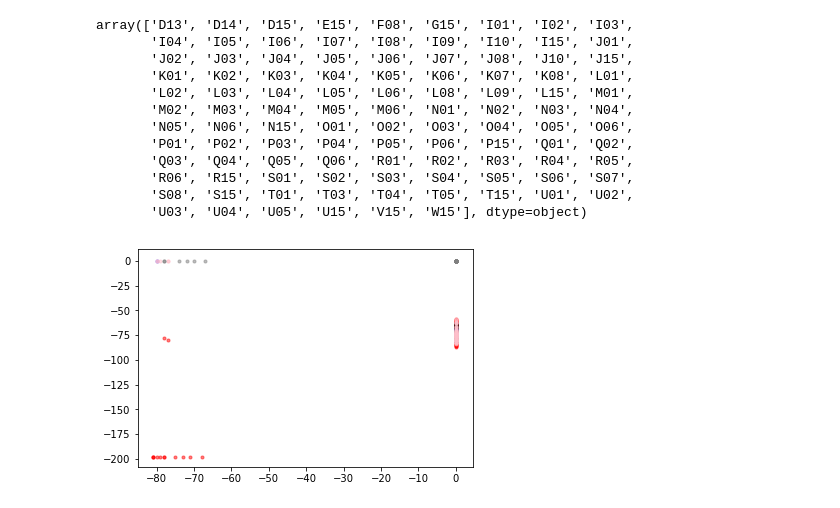
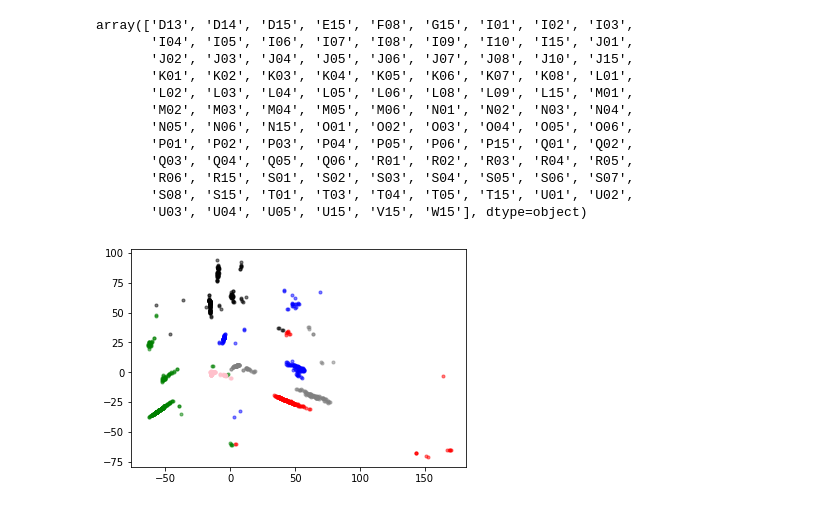
Before and after one commit to shobhitagrawal24/MasterThesis, a Jupyter notebook: Analysis/BLE_RSSI_dataset/EDA.ipynb, the cells around one changed output. Drawn from its saved outputs; the diff is of its cells as text; code cells hidden in the pictures.

```diff
--- a/Analysis/BLE_RSSI_dataset/EDA.ipynb
+++ b/Analysis/BLE_RSSI_dataset/EDA.ipynb
@@ -43,4 +44,8 @@ data.head()
 #scaler = StandardScaler()
 #data = scaler.fit_transform(data)
 #scaler.mean_
-data=np.array(data)
+pca = PCA(n_components=3)
+sample=pca.fit_transform(data)
+pca.explained_variance_ratio_
+#sample
+#data=np.array(data)
@@ -47,15 +54,17 @@ data=np.array(data)
 # %%
 distortion_euclidean=[]
 slope=[]
-K = range(1,20)
+change=[]
+K = range(1,120)
 for k in K :
     kmeansModel = KMeans(n_clusters=k)
-    kmeansModel.fit_predict(data)
+    kmeansModel.fit_predict(sample)
     #Calculate pairwise distance between centers and each sample and then finding minnimum of that
-    distortion_euclidean.append(sum(np.min(cdist(data,kmeansModel.cluster_centers_,'euclidean'),axis=1)))
+    distortion_euclidean.append(sum(np.min(cdist(sample,kmeansModel.cluster_centers_,'euclidean'),axis=1)))
     #Calculate slope of each line
     if k>1:
         s= (distortion_euclidean[-1]-distortion_euclidean[-2])
+        change.append([s])
         slope.append([k,s])
 # %%
 plt.plot(K,distortion_euclidean,'bx-')
@@ -119,12 +183,12 @@ kmeansModel_new = KMeans(n_clusters=6)
 labels=kmeansModel_new.fit_predict(data)
 # %%
 area = np.pi*3
-plt.scatter(data[labels==0,0],data[labels==0,1],s=area,c='red',alpha=0.5)
-plt.scatter(data[labels==1,0],data[labels==1,1],s=area,c='green',alpha=0.5)
-plt.scatter(data[labels==2,0],data[labels==2,1],s=area,c='black',alpha=0.5)
-plt.scatter(data[labels==3,0],data[labels==3,1],s=area,c='blue',alpha=0.5)
-plt.scatter(data[labels==4,0],data[labels==4,1],s=area,c='pink',alpha=0.5)
-plt.scatter(data[labels==5,0],data[labels==5,1],s=area,c='grey',alpha=0.5)
+plt.scatter(sample[labels==0,0],sample[labels==0,1],s=area,c='red',alpha=0.5)
+plt.scatter(sample[labels==1,0],sample[labels==1,1],s=area,c='green',alpha=0.5)
+plt.scatter(sample[labels==2,0],sample[labels==2,1],s=area,c='black',alpha=0.5)
+plt.scatter(sample[labels==3,0],sample[labels==3,1],s=area,c='blue',alpha=0.5)
+plt.scatter(sample[labels==4,0],sample[labels==4,1],s=area,c='pink',alpha=0.5)
+plt.scatter(sample[labels==5,0],sample[labels==5,1],s=area,c='grey',alpha=0.5)
 plt.show()
 # %% [output]
-[figure, old version]
+[figure, new version]
```
Also changed, not shown: parts of 10 cells of this notebook, 5 other files.
